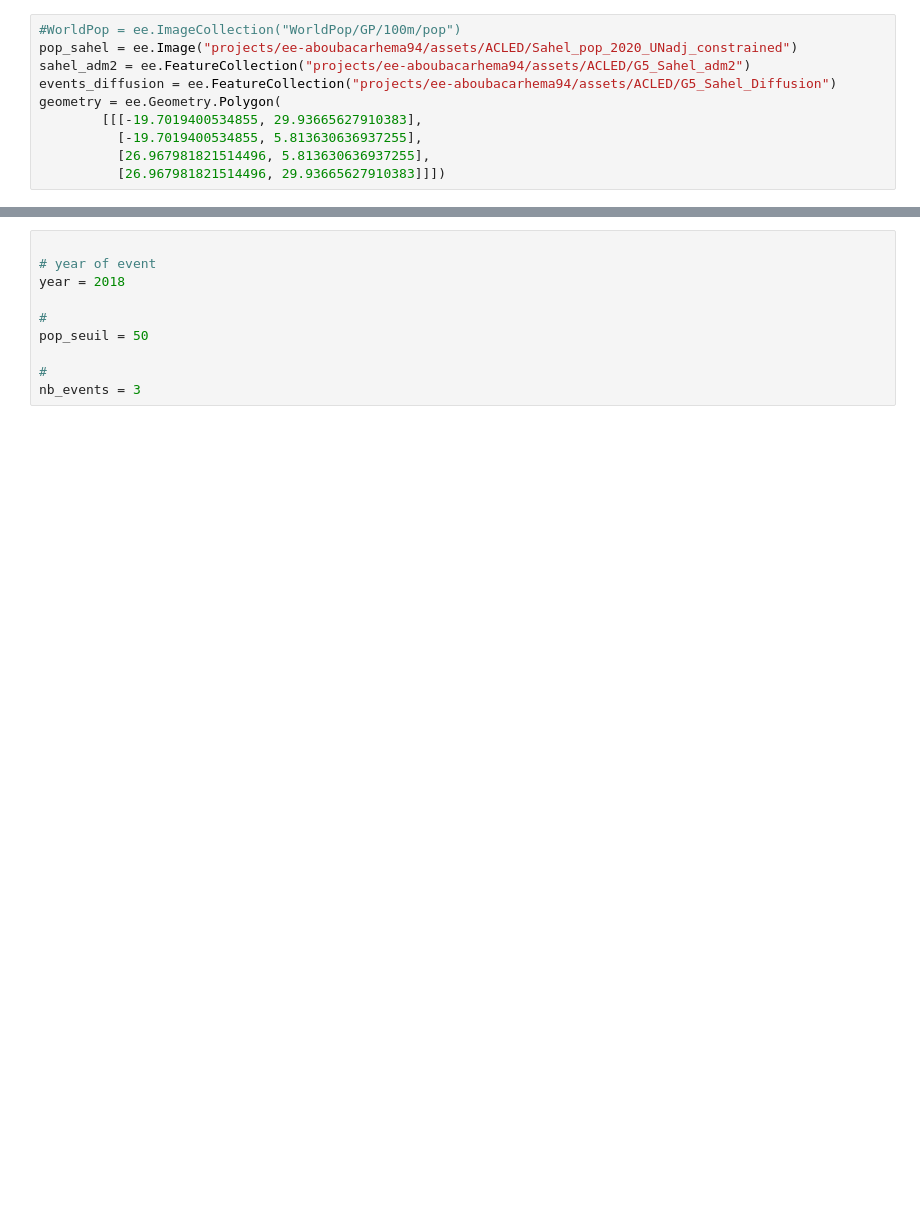
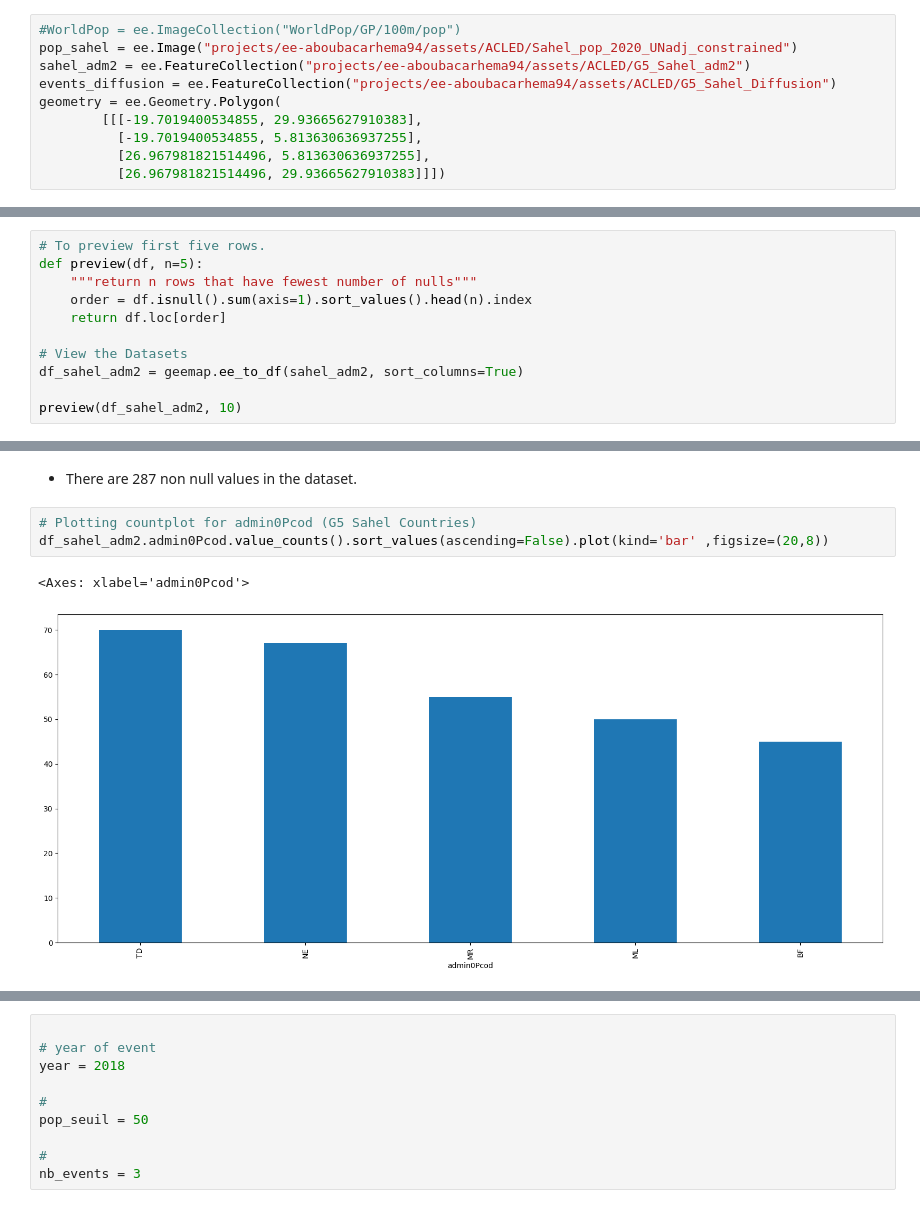
Before and after one commit to Abson-dev/Political-Violence-in-the-G5-Sahel-Countries, a Jupyter notebook: Conflict diffusion indicator/scripts/Conflict diffusion indicator Sahel many years.ipynb, the cells around one changed output, grey strips where cells are left out. Cells and saved outputs as stored; diff of their text form; blank space fills up the shorter version.

```diff
--- a/Conflict diffusion indicator/scripts/Conflict diffusion indicator Sahel many years.ipynb
+++ b/Conflict diffusion indicator/scripts/Conflict diffusion indicator Sahel many years.ipynb
@@ -150,0 +155,11 @@ Map(bottom=2137.0, center=[18.22935133838668, 25.004882812500004], controls=(Wid
+# %%
+# To preview first five rows.
+def preview(df, n=5):
+    """return n rows that have fewest number of nulls"""
+    order = df.isnull().sum(axis=1).sort_values().head(n).index
+    return df.loc[order]
+
+# View the Datasets
+df_sahel_adm2 = geemap.ee_to_df(sahel_adm2, sort_columns=True)
+
+preview(df_sahel_adm2, 10)
@@ -150,0 +211,8 @@ Map(bottom=2137.0, center=[18.22935133838668, 25.004882812500004], controls=(Wid
+# %% [markdown]
+- There are 287 non null values in the dataset.
+# %%
+# Plotting countplot for admin0Pcod (G5 Sahel Countries)
+df_sahel_adm2.admin0Pcod.value_counts().sort_values(ascending=False).plot(kind='bar' ,figsize=(20,8))
+# %% [output]
+<Axes: xlabel='admin0Pcod'>
+[figure, added]
```
Also changed, not shown: parts of 55 cells of this notebook.
